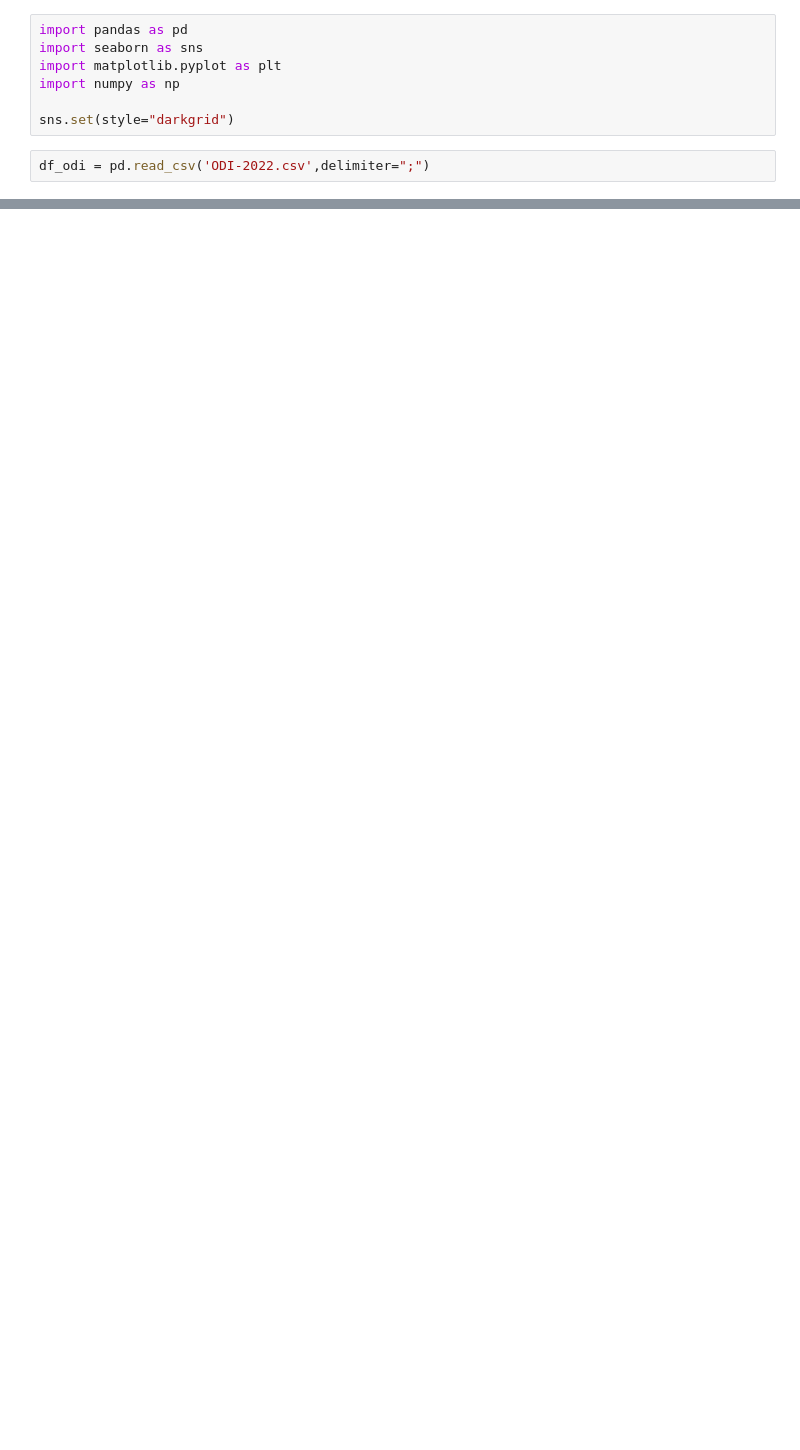
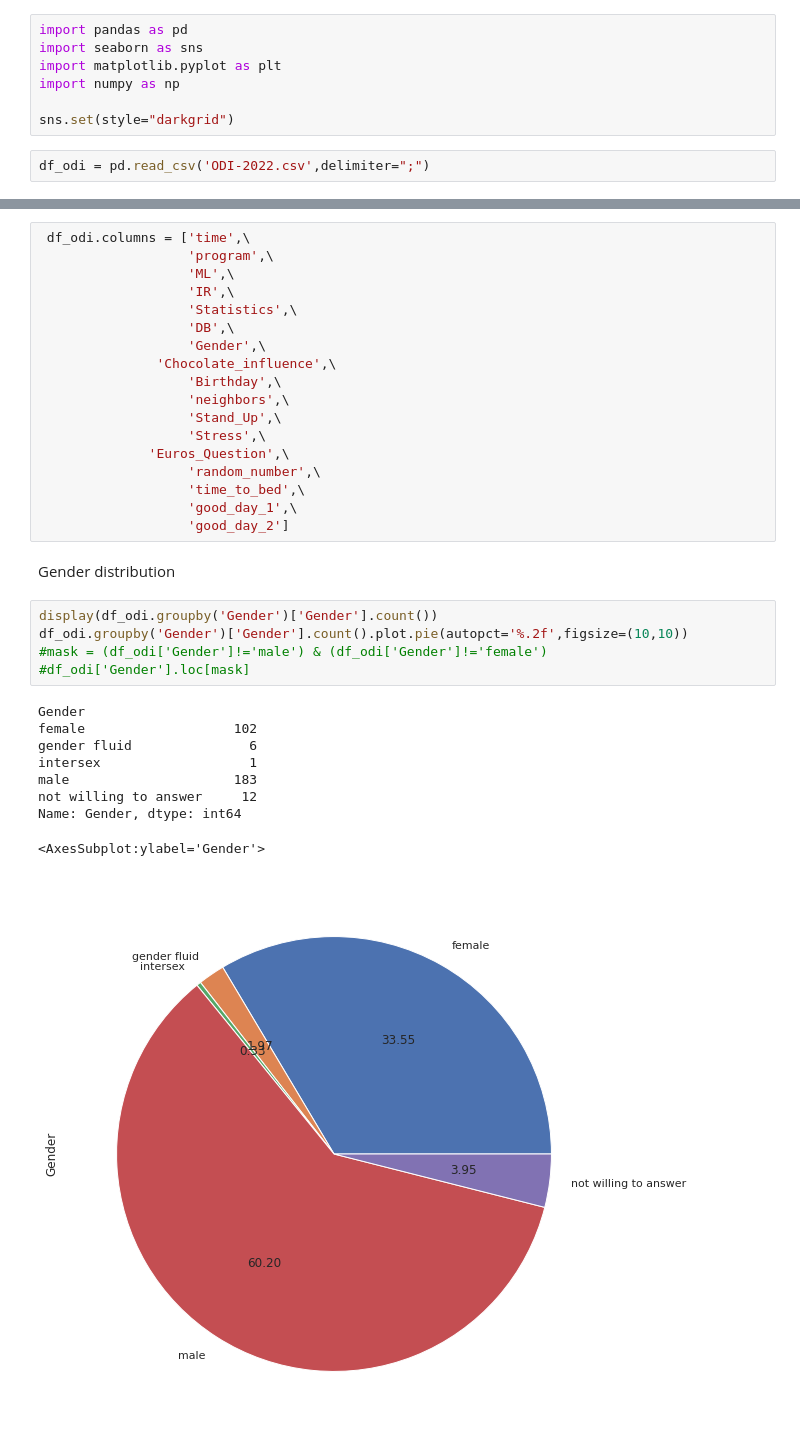
Before and after one commit to wolfbrr/DMT-2022-114, a Jupyter notebook: assignment-basic/assignment-basic.ipynb, the cells around one changed output, grey strips where cells are left out. Cells and saved outputs as stored; diff of their text form; blank space fills up the shorter version.

Commit message:
read data and  create few rpob plots

```diff
--- a/assignment-basic/assignment-basic.ipynb
+++ b/assignment-basic/assignment-basic.ipynb
@@ -25,0 +42,35 @@ display(df_odi)
+# %%
+ df_odi.columns = ['time',\
+                   'program',\
+                   'ML',\
+                   'IR',\
+                   'Statistics',\
+                   'DB',\
+                   'Gender',\
+               'Chocolate_influence',\
+                   'Birthday',\
+                   'neighbors',\
+                   'Stand_Up',\
+                   'Stress',\
+              'Euros_Question',\
+                   'random_number',\
+                   'time_to_bed',\
+                   'good_day_1',\
+                   'good_day_2']
+# %% [markdown]
+Gender distribution
+# %%
+display(df_odi.groupby('Gender')['Gender'].count())
+df_odi.groupby('Gender')['Gender'].count().plot.pie(autopct='%.2f',figsize=(10,10))
+#mask = (df_odi['Gender']!='male') & (df_odi['Gender']!='female')
+#df_odi['Gender'].loc[mask]
+# %% [output]
+Gender
+female                   102
+gender fluid               6
+intersex                   1
+male                     183
+not willing to answer     12
+Name: Gender, dtype: int64
+<AxesSubplot:ylabel='Gender'>
+[figure, added]
```
Also changed, not shown: parts of 9 cells of this notebook.
